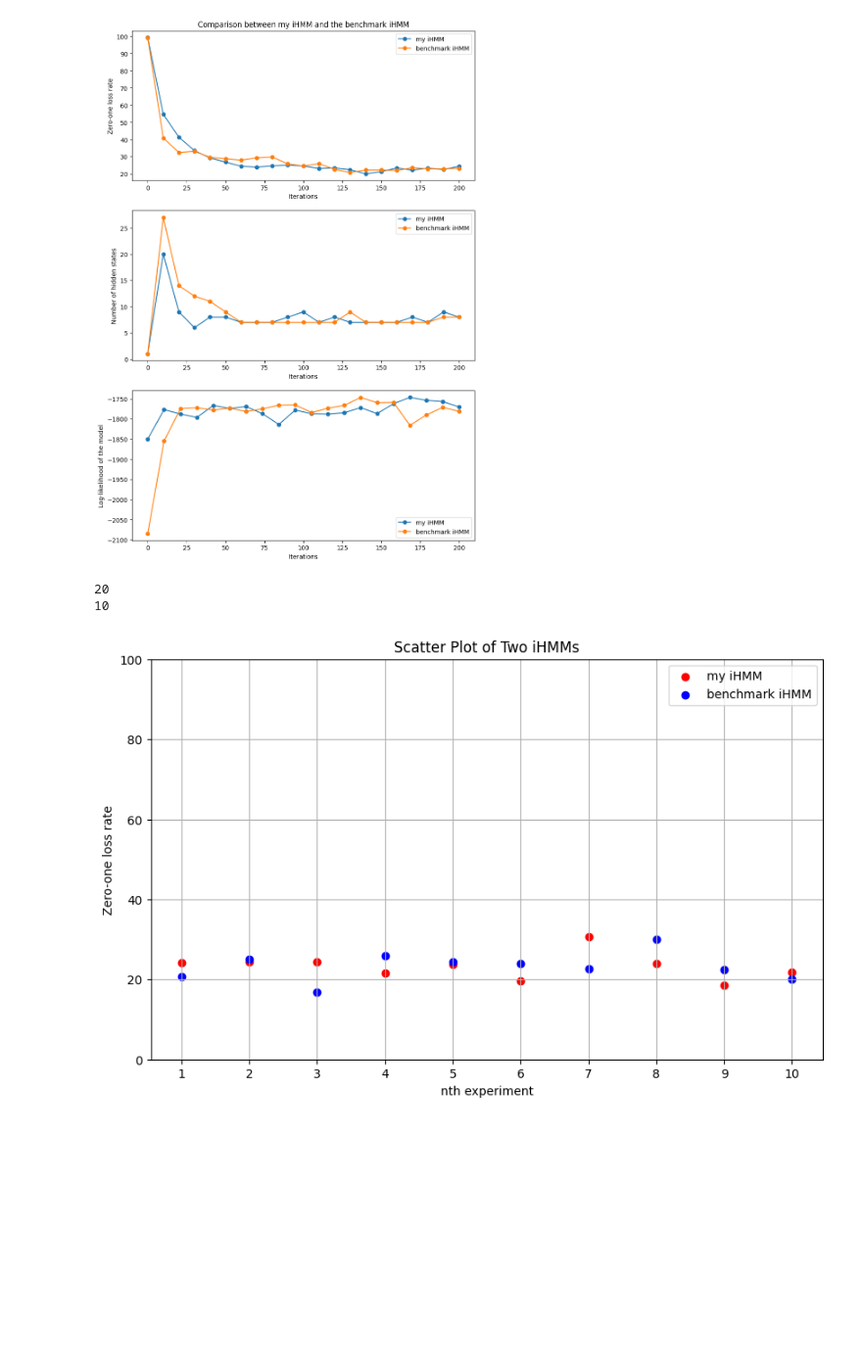
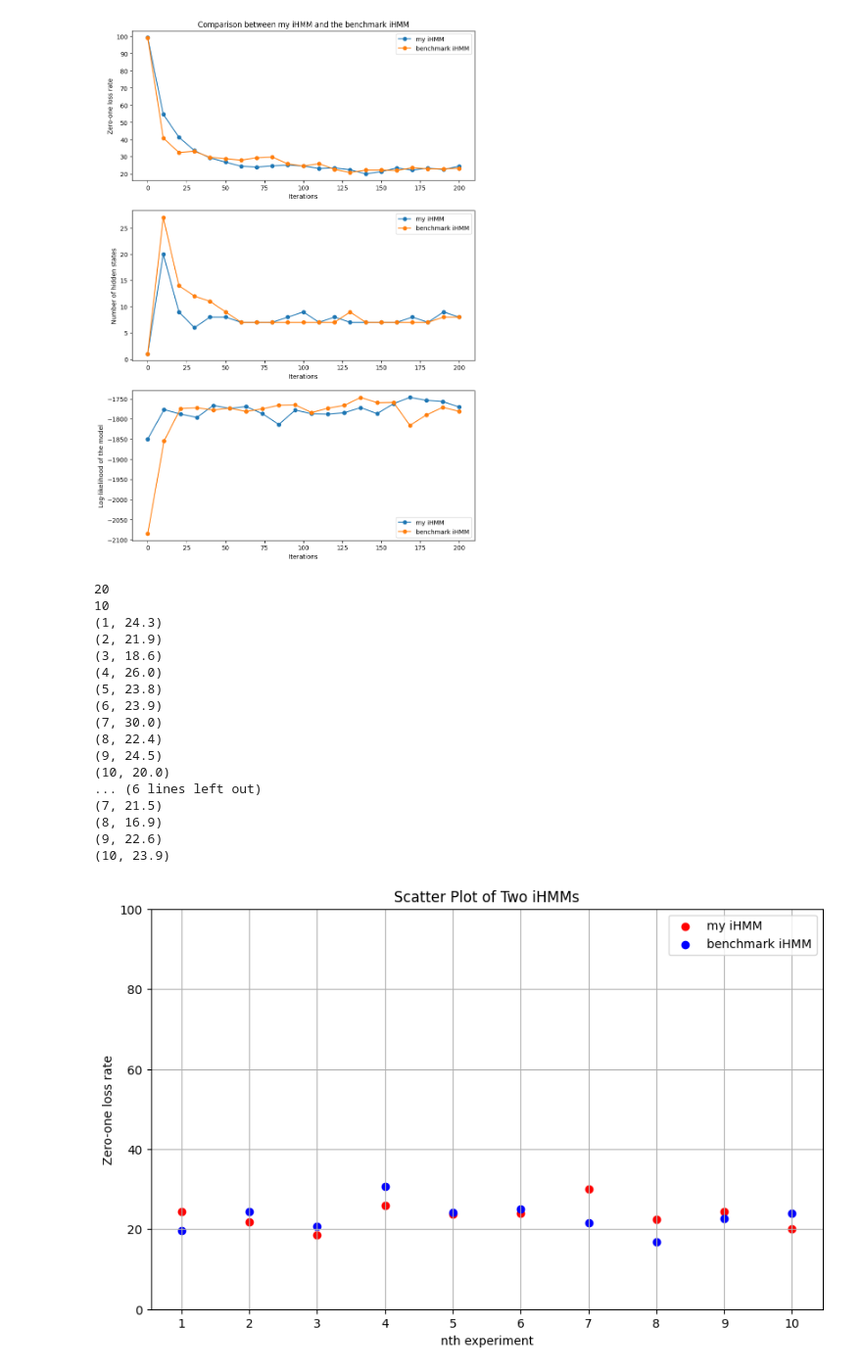
Before and after one commit to libinglun/Part-II-Project, a Jupyter notebook: graph/graph.ipynb, the cells around one changed output. Shown at 98% size. Drawn from its saved outputs; the diff is of its cells as text; code cells hidden in the pictures; blank space fills up the shorter version.

```diff
--- a/graph/graph.ipynb
+++ b/graph/graph.ipynb
@@ -64,30 +88,50 @@ axs[2].legend(['my iHMM', 'benchmark iHMM'])
 # %%
 import numpy as np
 import matplotlib.pyplot as plt
 
 points = [24.5, 24.2, 25.1, 23.9, 21.5, 26.0, 30.0, 18.6, 16.9, 19.7, 30.7, 22.4, 23.9, 21.9, 23.8, 24.3, 24.3, 20.0, 20.8, 22.6]
 print(len(points))
 
 np.random.shuffle(points)
 midpoint = len(points) // 2
 print(midpoint)
 y1, y2 = points[:midpoint], points[midpoint:]
 
 x = [i for i in range(1, 11)]
 
+for i in range(10):
+    print(tuple((int(x[i]), round(y1[i], 1))))
+for i in range(10):
+    print(tuple((int(x[i]), round(y2[i], 1))))
+
 # Create scatter plot
 plt.figure(figsize=(10, 6))
 plt.scatter(x, y1, color='red', label='List 1')
 plt.scatter(x, y2, color='blue', label='List 2')
 plt.title('Scatter Plot of Two iHMMs')
 plt.xlabel("nth experiment")
 plt.ylabel('Zero-one loss rate')
 plt.legend(['my iHMM', 'benchmark iHMM'])
 plt.ylim(0, 100)
 plt.xticks(x)
 plt.grid(True)
 plt.show()
 # %% [output]
 20
 10
+(1, 24.3)
+(2, 21.9)
+(3, 18.6)
+(4, 26.0)
+(5, 23.8)
+(6, 23.9)
+(7, 30.0)
+(8, 22.4)
+(9, 24.5)
+(10, 20.0)
+... (6 lines left out)
+(7, 21.5)
+(8, 16.9)
+(9, 22.6)
+(10, 23.9)
-[figure, old version]
+[figure, new version]
```
Also changed, not shown: parts of 17 cells of this notebook, 10 other files.
